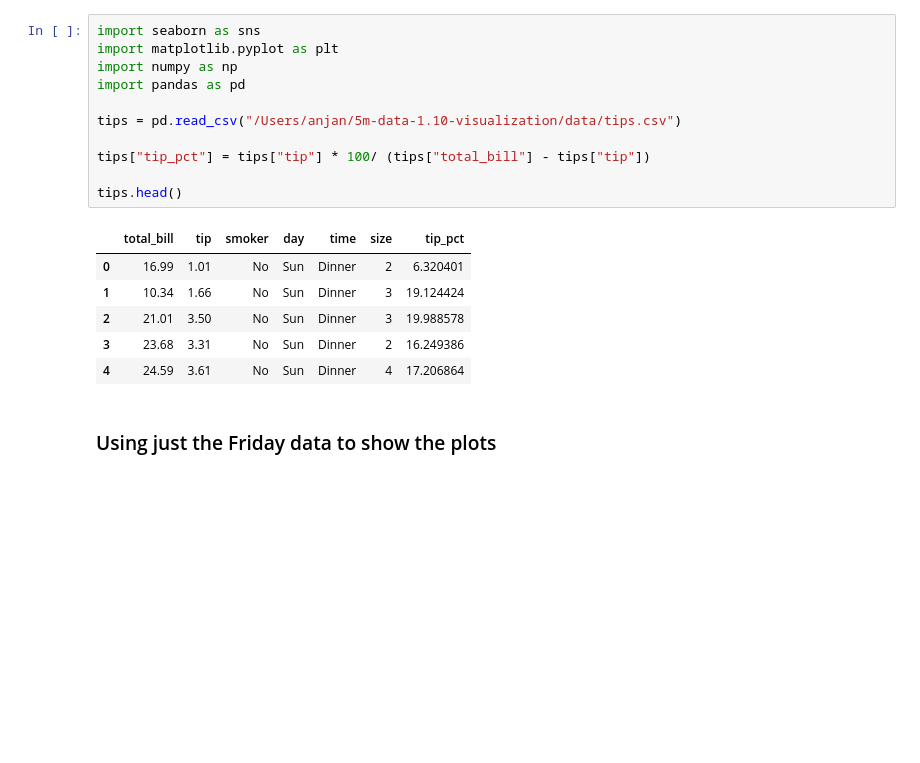
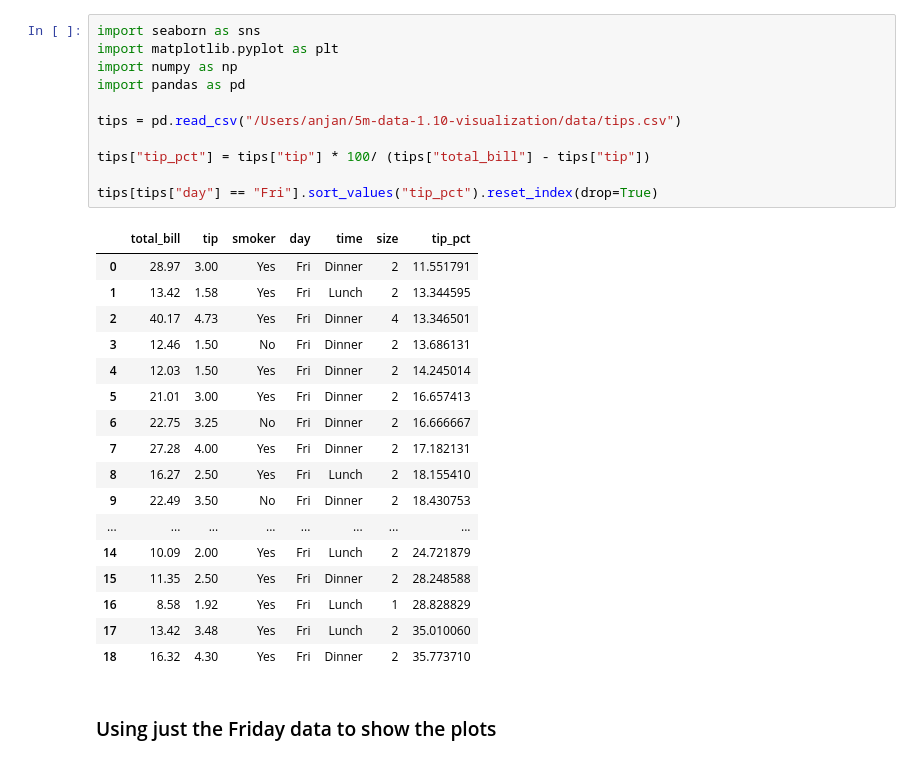
Before and after one commit to anjan-r1/5m-data-1.10-visualization, a Jupyter notebook: notebooks/tips_data_box_normal.ipynb, the cells around one changed output. Cells and saved outputs as stored; diff of their text form; blank space fills up the shorter version.

```diff
--- a/notebooks/tips_data_box_normal.ipynb
+++ b/notebooks/tips_data_box_normal.ipynb
@@ -1,21 +1,32 @@
 # %%
 import seaborn as sns
 import matplotlib.pyplot as plt
 import numpy as np
 import pandas as pd
 
 tips = pd.read_csv("/Users/anjan/5m-data-1.10-visualization/data/tips.csv")
 
 tips["tip_pct"] = tips["tip"] * 100/ (tips["total_bill"] - tips["tip"])
 
-tips.head()
+tips[tips["day"] == "Fri"].sort_values("tip_pct").reset_index(drop=True)
 # %% [output]
 |  | total_bill | tip | smoker | day | time | size | tip_pct |
-| 0 | 16.99 | 1.01 | No | Sun | Dinner | 2 | 6.320401 |
-| 1 | 10.34 | 1.66 | No | Sun | Dinner | 3 | 19.124424 |
-| 2 | 21.01 | 3.50 | No | Sun | Dinner | 3 | 19.988578 |
-| 3 | 23.68 | 3.31 | No | Sun | Dinner | 2 | 16.249386 |
-| 4 | 24.59 | 3.61 | No | Sun | Dinner | 4 | 17.206864 |
+| 0 | 28.97 | 3.00 | Yes | Fri | Dinner | 2 | 11.551791 |
+| 1 | 13.42 | 1.58 | Yes | Fri | Lunch | 2 | 13.344595 |
+| 2 | 40.17 | 4.73 | Yes | Fri | Dinner | 4 | 13.346501 |
+| 3 | 12.46 | 1.50 | No | Fri | Dinner | 2 | 13.686131 |
+| 4 | 12.03 | 1.50 | Yes | Fri | Dinner | 2 | 14.245014 |
+| 5 | 21.01 | 3.00 | Yes | Fri | Dinner | 2 | 16.657413 |
+| 6 | 22.75 | 3.25 | No | Fri | Dinner | 2 | 16.666667 |
+| 7 | 27.28 | 4.00 | Yes | Fri | Dinner | 2 | 17.182131 |
+| 8 | 16.27 | 2.50 | Yes | Fri | Lunch | 2 | 18.155410 |
+| 9 | 22.49 | 3.50 | No | Fri | Dinner | 2 | 18.430753 |
+| ... | ... | ... | ... | ... | ... | ... | ... |
+| 14 | 10.09 | 2.00 | Yes | Fri | Lunch | 2 | 24.721879 |
+| 15 | 11.35 | 2.50 | Yes | Fri | Dinner | 2 | 28.248588 |
+| 16 | 8.58 | 1.92 | Yes | Fri | Lunch | 1 | 28.828829 |
+| 17 | 13.42 | 3.48 | Yes | Fri | Lunch | 2 | 35.010060 |
+| 18 | 16.32 | 4.30 | Yes | Fri | Dinner | 2 | 35.773710 |
 # %% [markdown]
 ### Using just the Friday data to show the plots
 # %%
```
